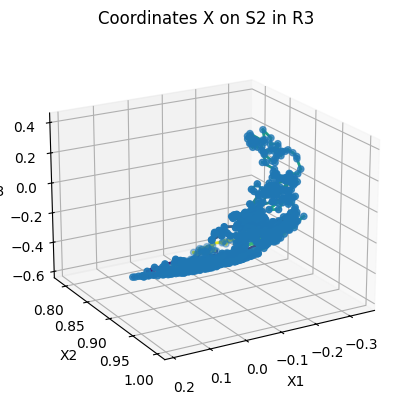
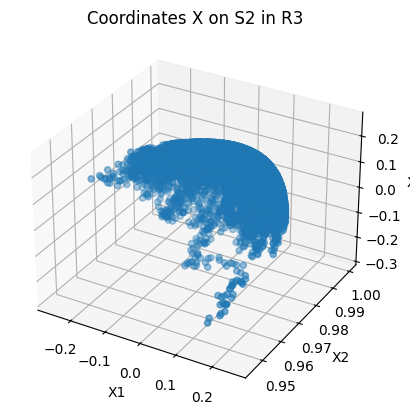
Code edit (unified diff) that turned the first committed figure into the second:
--- before
+++ after
@@ -5,12 +5,13 @@
 norm = plt.Normalize(0, len(pts) - 2)
 
-for i in range(len(pts) - 1):
-    ax.plot(
-        pts[i:i+2, 0],
-        pts[i:i+2, 1],
-        pts[i:i+2, 2],
-        color=cmap(norm(i)),
-        linewidth=2,
-    )
+# for i in range(len(pts) - 1):
+#     ax.plot(
+#         pts[i:i+2, 0],
+#         pts[i:i+2, 1],
+#         pts[i:i+2, 2],
+#         color=cmap(norm(i)),
+#         linewidth=2,
+#     )
+
 ax.scatter(X[:, 0], X[:, 2], X[:, 1], s=20)
 ax.set_xlabel('X1')
@@ -18,4 +19,4 @@
 ax.set_zlabel('X3')
 ax.set_title('Coordinates X on S2 in R3')
-ax.view_init(elev=20, azim=60)
+#ax.view_init(elev=20, azim=60)
 plt.show()

Commit: started Phase 3